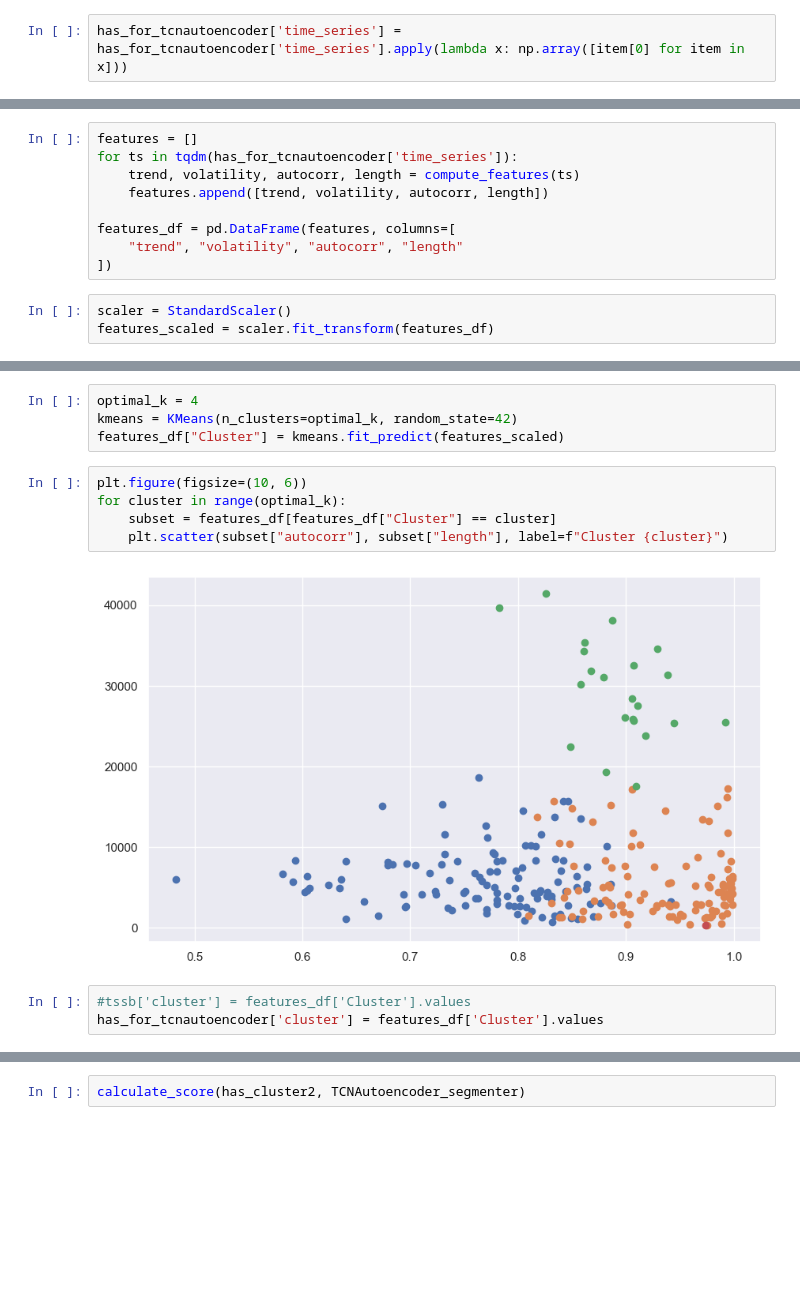
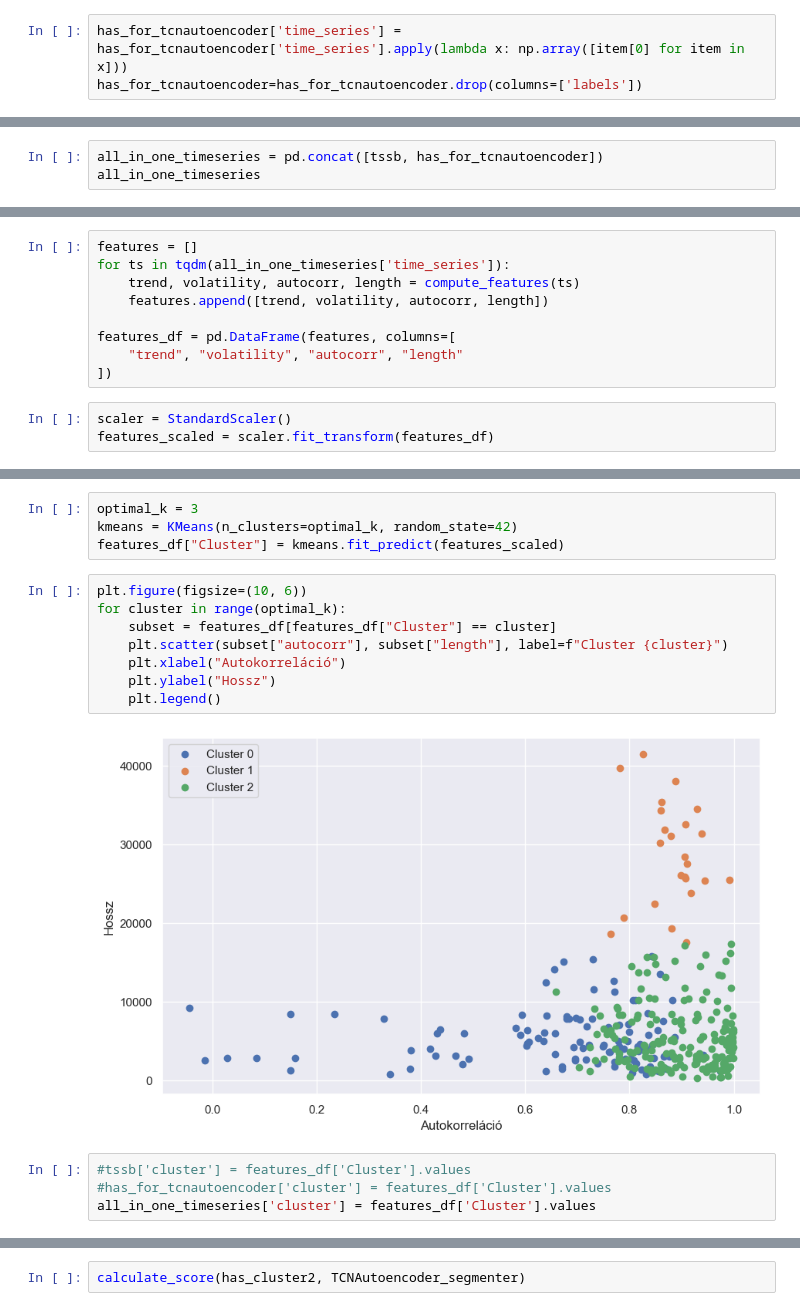
Before and after one commit to czotterbenedek/time-series-ensemble-segmentation, a Jupyter notebook: onlab_tfb4fy.ipynb, the cells around one changed output, grey strips where cells are left out. Saved outputs shown, nothing was run; the diff lists cells and outputs as text; blank space fills up the shorter version.

```diff
--- a/onlab_tfb4fy.ipynb
+++ b/onlab_tfb4fy.ipynb
@@ -389,6 +389,7 @@ has_for_tcnautoencoder = load_has_dataset()
 has_for_tcnautoencoder.columns = ['dataset', 'window_size', 'change_points', 'labels','time_series']
 # %%
 has_for_tcnautoencoder['time_series'] = has_for_tcnautoencoder['time_series'].apply(lambda x: np.array([item[0] for item in x]))
+has_for_tcnautoencoder=has_for_tcnautoencoder.drop(columns=['labels'])
 # %%
 calculate_score(has_for_tcnautoencoder.iloc[0:1], TCNAutoencoder_segmenter)
 # %% [output]
@@ -747,3 +749,6 @@ calculate_score(has_for_tcnautoencoder, CLaSPWindowBinSeg_segmenter)
 0.5624671906251018
 # %% [markdown]
 # Ensemble modell az idősor statisztikai mutatói alapján
+# %%
+all_in_one_timeseries = pd.concat([tssb, has_for_tcnautoencoder])
+all_in_one_timeseries
@@ -766,7 +785,7 @@ def compute_features(ts):
     return slope_lr, rolling_std, autocorr, length
 # %%
 features = []
-for ts in tqdm(has_for_tcnautoencoder['time_series']):
+for ts in tqdm(all_in_one_timeseries['time_series']):
     trend, volatility, autocorr, length = compute_features(ts)
     features.append([trend, volatility, autocorr, length])
 
@@ -796,17 +815,21 @@ plt.show()
 # %%
-optimal_k = 4
+optimal_k = 3
 kmeans = KMeans(n_clusters=optimal_k, random_state=42)
 features_df["Cluster"] = kmeans.fit_predict(features_scaled)
 # %%
 plt.figure(figsize=(10, 6))
 for cluster in range(optimal_k):
     subset = features_df[features_df["Cluster"] == cluster]
     plt.scatter(subset["autocorr"], subset["length"], label=f"Cluster {cluster}")
+    plt.xlabel("Autokorreláció")
+    plt.ylabel("Hossz")
+    plt.legend()
 # %% [output]
-[figure, old version]
+[figure, new version]
 # %%
 #tssb['cluster'] = features_df['Cluster'].values
-has_for_tcnautoencoder['cluster'] = features_df['Cluster'].values
+#has_for_tcnautoencoder['cluster'] = features_df['Cluster'].values
+all_in_one_timeseries['cluster'] = features_df['Cluster'].values
 # %%
 # tssb_cluster0 = tssb[tssb['cluster'] == 0].copy().reset_index(drop=True)
 # tssb_cluster1 = tssb[tssb['cluster'] == 1].copy().reset_index(drop=True)
```
Also changed, not shown: parts of 11 cells of this notebook.
